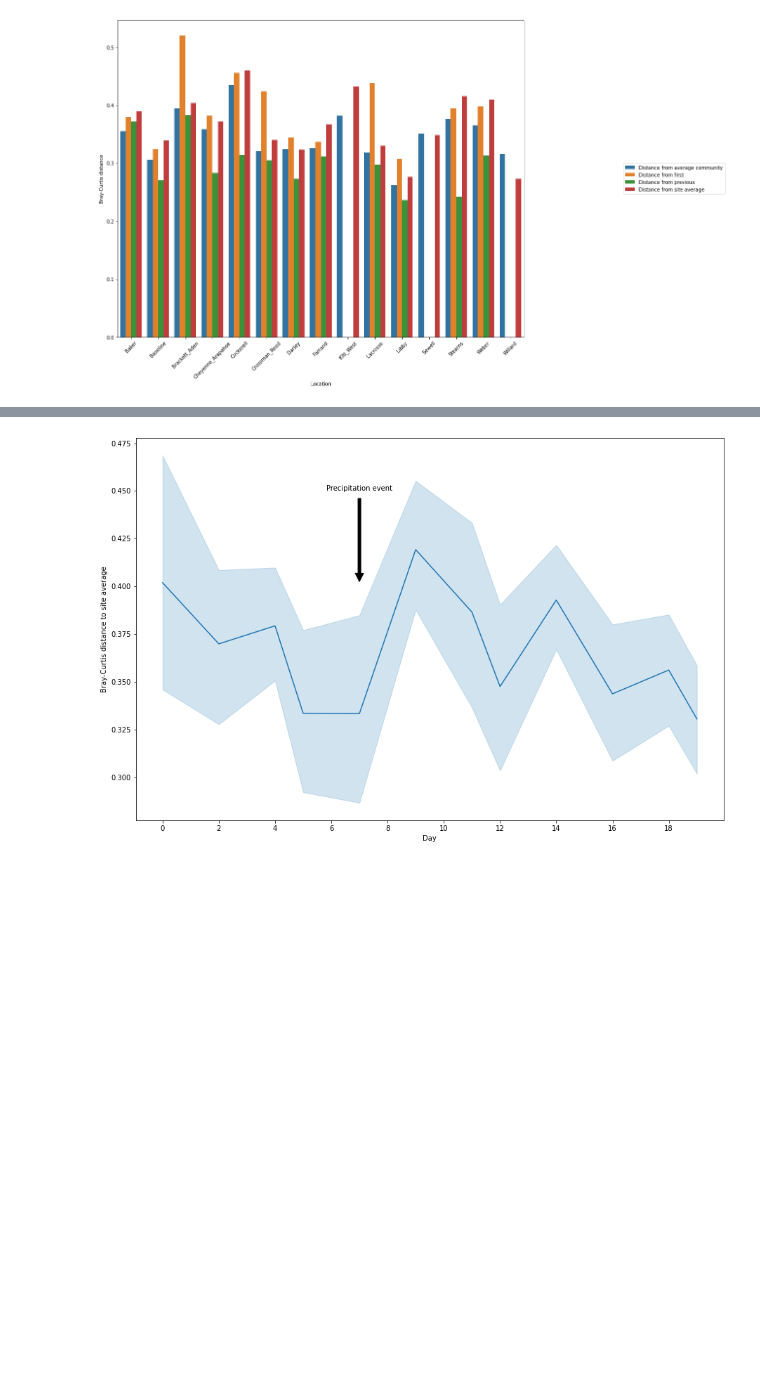
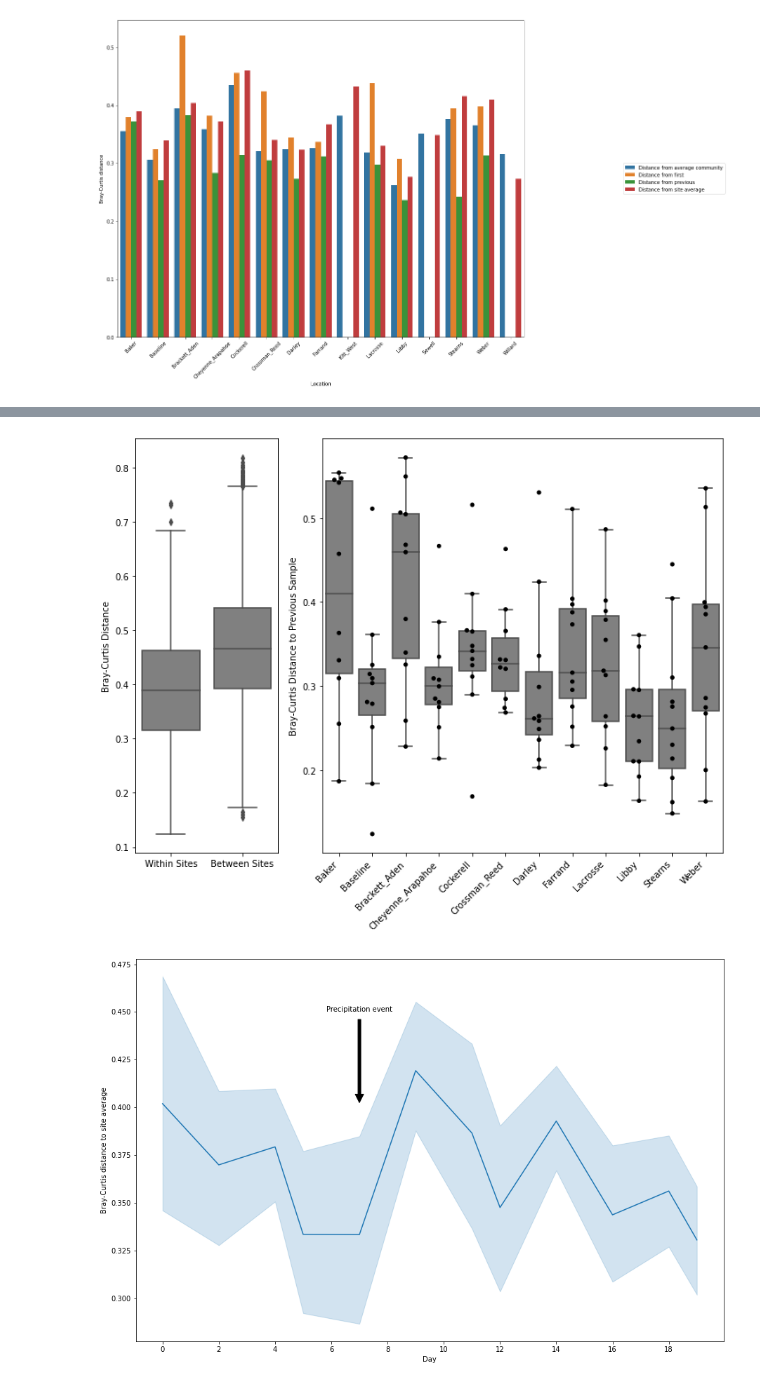
Before and after one commit to sterrettJD/CU-Sewer-Metagenomics, a Jupyter notebook: Volatility_analysis.ipynb, the cells around one changed output, grey strips where cells are left out. Cells and saved outputs as stored; diff of their text form; code cells hidden in the pictures; blank space fills up the shorter version.

```diff
--- a/Volatility_analysis.ipynb
+++ b/Volatility_analysis.ipynb
@@ -844,3 +874,49 @@ fig.set_size_inches(15,12)
+# %%
+fig, axes = plt.subplots(1,2, figsize=(10,8),
+                         gridspec_kw={'width_ratios': [1, 2.8]})
+
+axes[0] = sns.boxplot(data=results,
+                      y="Bray Curtis Distance",
+                      x="Site",
+                      palette=["grey"]*2,
+                      ax=axes[0])
+
+axes[0].set_xlabel("")
+axes[0].set_ylabel("Bray-Curtis Distance")
+axes[0].set_title("")
+
+
+axes[1] = sns.boxplot(x='Location',
+            y='Distance from previous',
+            palette=["grey"]*12,
+            data=alldists2[alldists2['Days Since']!=0].dropna(),
+            showfliers=False,
+            ax=axes[1])
+
+axes[1] = sns.swarmplot(x='Location',
+            y='Distance from previous',
+            palette=["black"]*12,
+            data=alldists2[alldists2['Days Since']!=0].dropna(),
+            ax=axes[1])
+
+axes[1].set_ylabel('Bray-Curtis Distance to Previous Sample')
+axes[1].set_xlabel('')
+axes[1].set_title('')
+
+
+
+for item in axes[1].get_xticklabels():
+    item.set_rotation(45)
+    item.set_horizontalalignment("right")
+
+
+
+plt.tight_layout()
+plt.savefig("Volatility_sites_btwn_within.png")
+plt.savefig("Volatility_sites_btwn_within.svg")
+plt.show()
+# %% [output]
+[figure, added]
 # %%
 ax = sns.lineplot(x='Days Since',
              y='Distance from site average',
```
Also changed, not shown: parts of 10 cells of this notebook.
